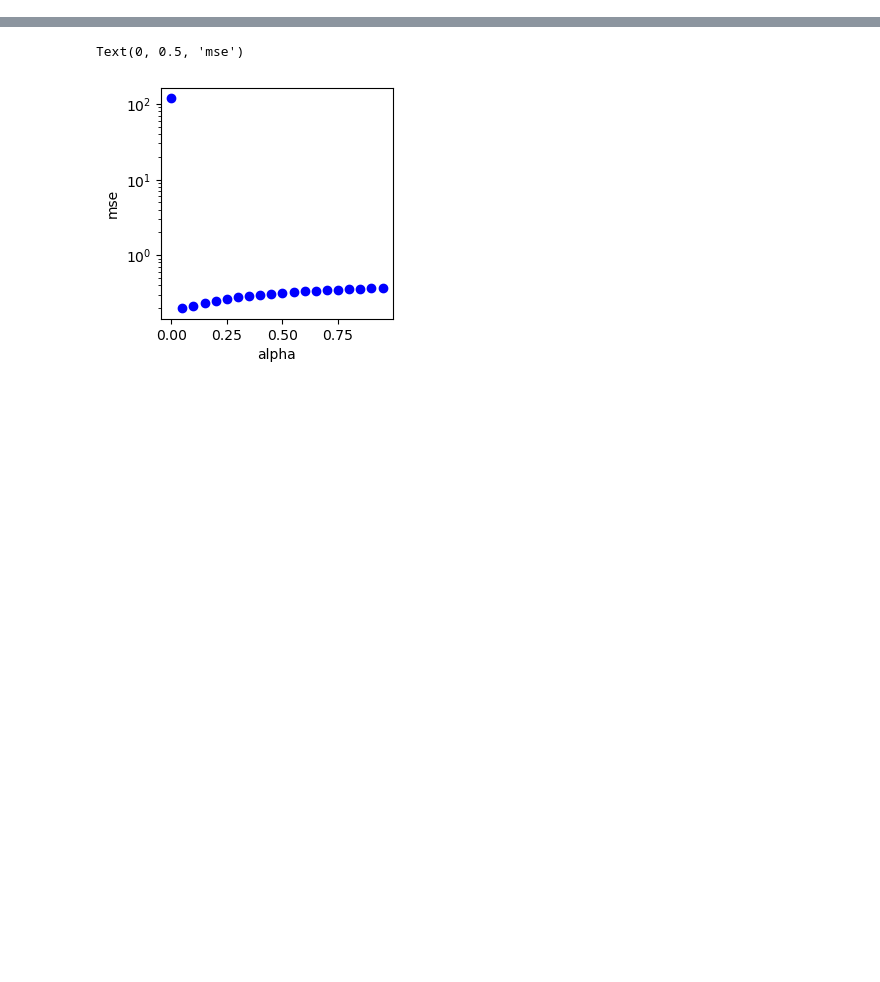
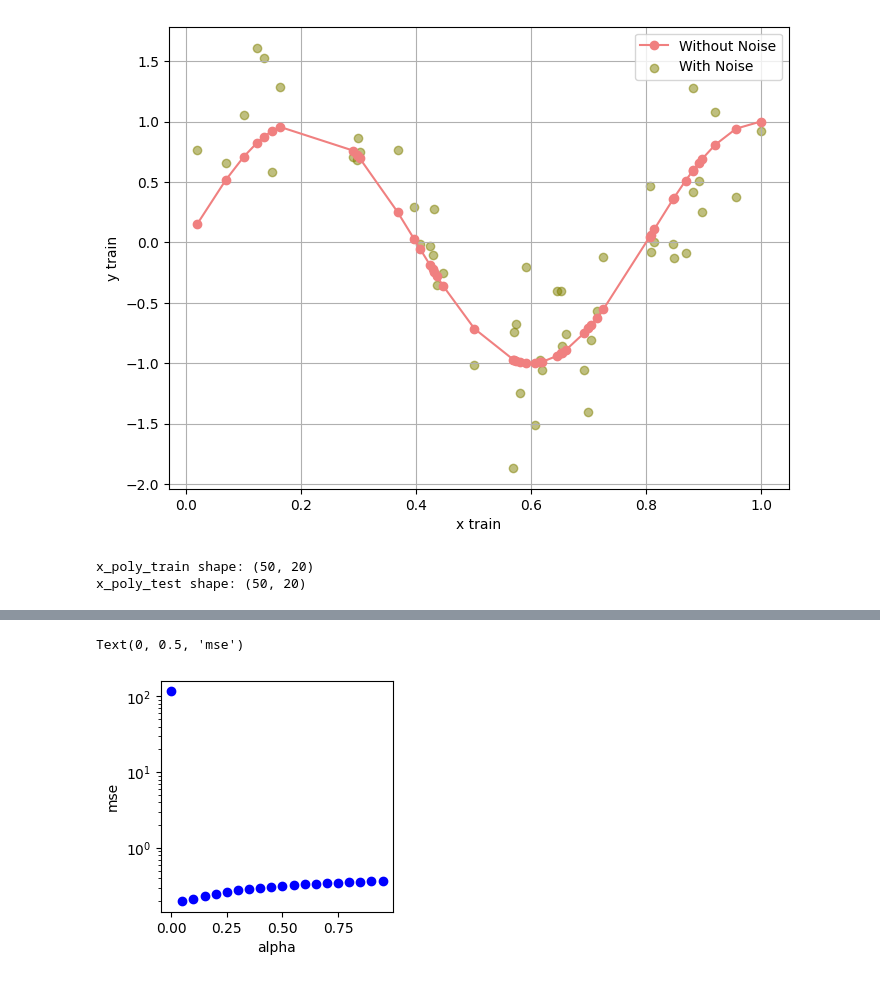
Before and after one commit to ariahosseini/TradML, a Jupyter notebook: SciKitLearn_00_ProjZero_LinearModels.ipynb, the cells around one changed output, grey strips where cells are left out. Saved outputs shown, nothing was run; the diff lists cells and outputs as text; code cells hidden in the pictures; blank space fills up the shorter version.

```diff
--- a/SciKitLearn_00_ProjZero_LinearModels.ipynb
+++ b/SciKitLearn_00_ProjZero_LinearModels.ipynb
@@ -44,0 +71,20 @@ x_poly_test shape: (50, 20)
+# %%
+plt.figure(figsize=(8, 6))
+plt.plot(x_test, np.sin(2.5 * np.pi * x_test), 'o-', label='Without Noise', color='lightcoral')
+plt.scatter(x_test, y_test, label='With Noise', alpha=0.5, color='olive')
+plt.xlabel('x train')
+plt.ylabel('y train')
+plt.legend()
+plt.grid(True)
+plt.show()
+# %% [output]
+[figure, added]
+# %%
+obj = preprocessing.PolynomialFeatures(degree = degrees, include_bias = False)
+xp_train = obj.fit_transform(x_train)
+xp_test = obj.fit_transform(x_test)
+print("x_poly_train shape:", xp_train.shape)
+print("x_poly_test shape:", xp_test.shape)
+# %% [output]
+x_poly_train shape: (50, 20)
+x_poly_test shape: (50, 20)
```
Also changed, not shown: parts of 51 cells of this notebook.
